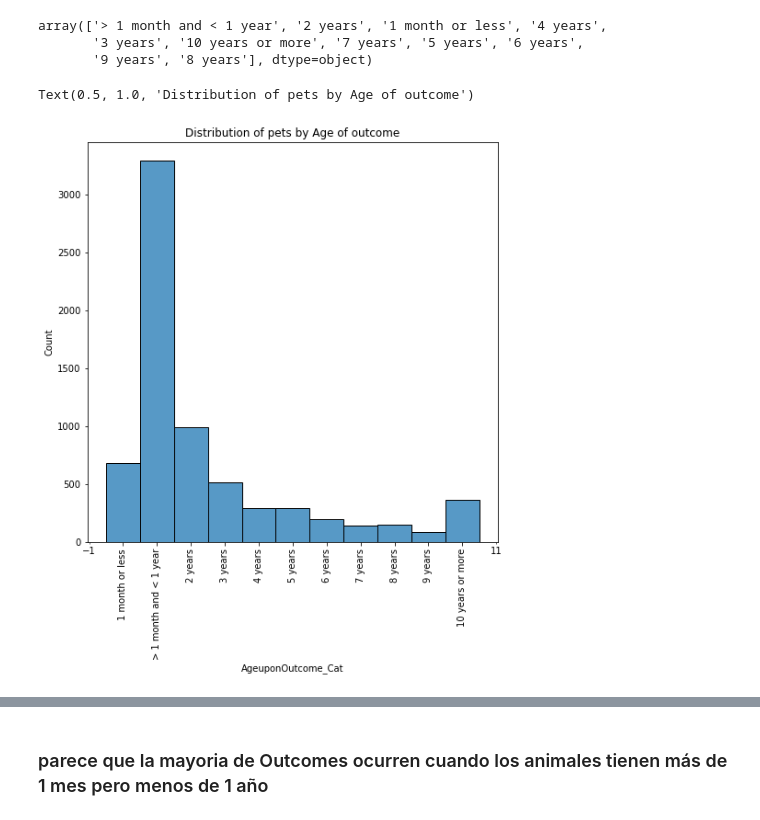
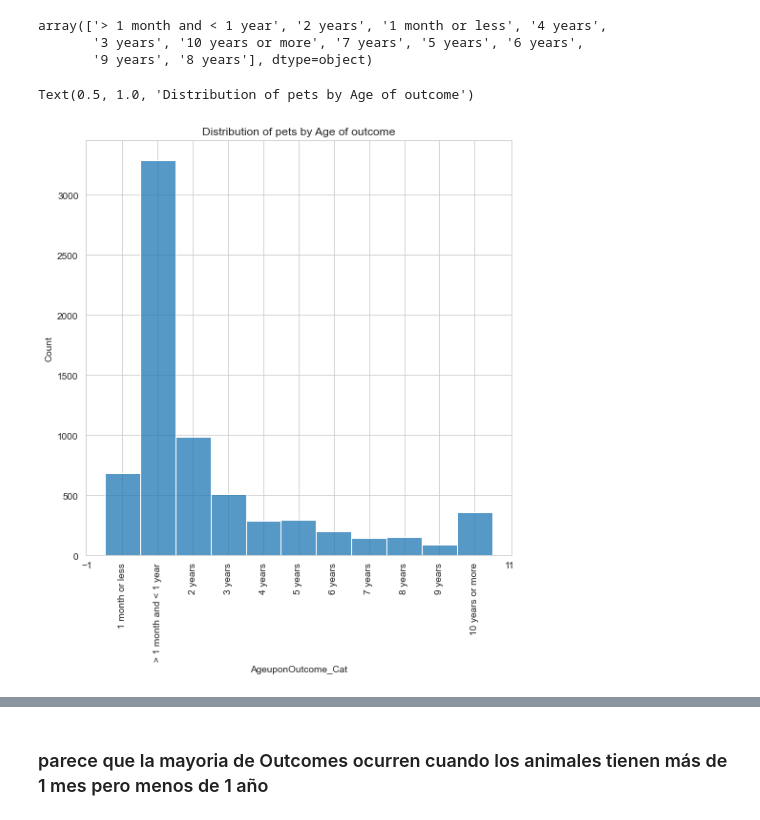
Before and after one commit to ironhack-bcn-data-pt/PR05-project-statistical-analysis, a Jupyter notebook: Project_05_pets.ipynb, the cells around one changed output, grey strips where cells are left out. Saved outputs shown, nothing was run; the diff lists cells and outputs as text; code cells hidden in the pictures.

```diff
--- a/Project_05_pets.ipynb
+++ b/Project_05_pets.ipynb
@@ -219,20 +229,21 @@ order_bins =['1 month or less','> 1 month and < 1 year','2 years','3 years','4 y
 pet_df['AgeuponOutcome_Cat'] = pd.Categorical(pet_df['AgeuponOutcome'], order_bins)
 # %%
 import matplotlib.pyplot as plt
+sns.set_style("whitegrid")
 fig, ax = plt.subplots()
 fig.set_size_inches(8,8)
 
 bar = sns.histplot(data=pet_df,x='AgeuponOutcome_Cat')
 
 from matplotlib.ticker import ScalarFormatter as SF
 from matplotlib.ticker import MultipleLocator as ML
 ax.xaxis.set_minor_locator(ML())
 ax.xaxis.set_minor_formatter(SF())
 ax.tick_params(axis='x',rotation=90)
 ax.set_title('Distribution of pets by Age of outcome')
 # %% [output]
 Text(0.5, 1.0, 'Distribution of pets by Age of outcome')
-[figure, old version]
+[figure, new version]
 # %%
 fig, ax = plt.subplots()
 fig.set_size_inches(8,8)
```
Also changed, not shown: parts of 37 cells of this notebook.
